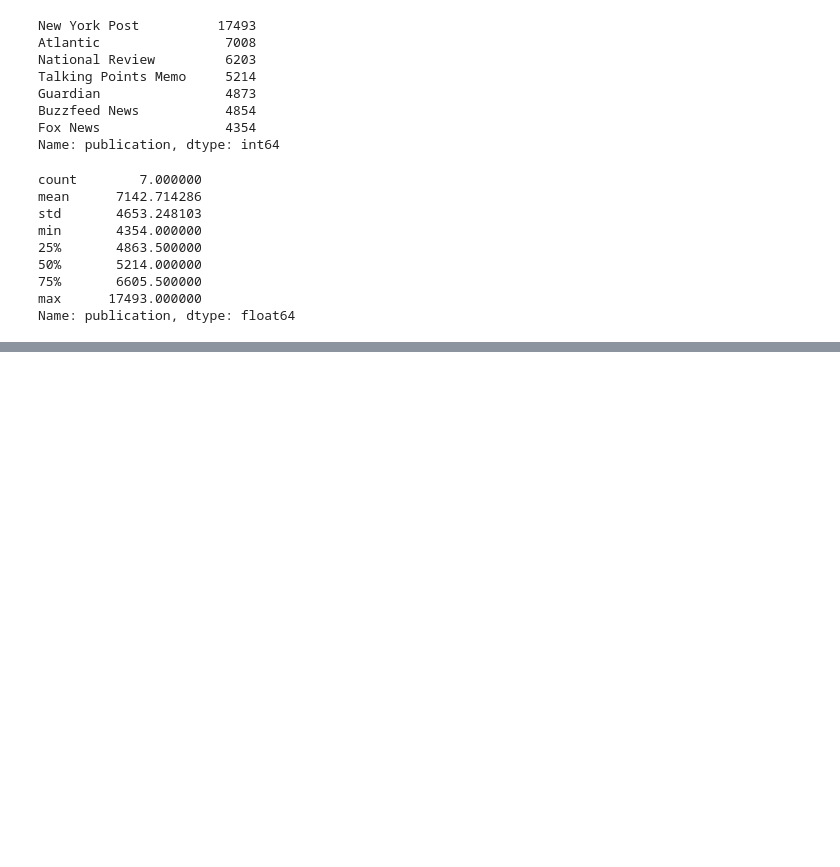
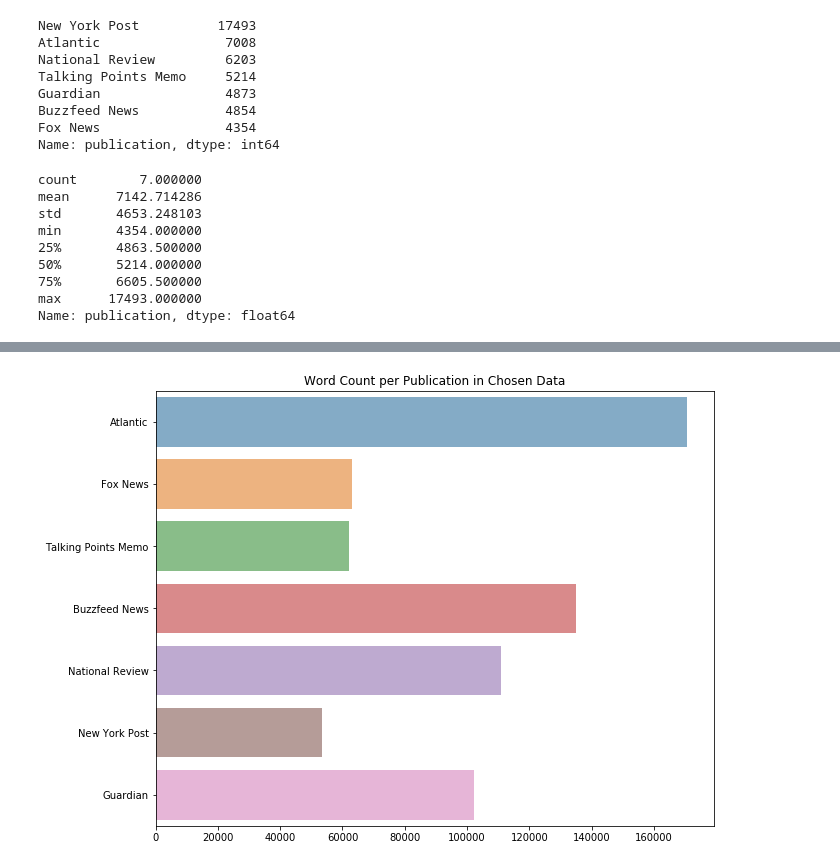
Before and after one commit to dupree/newsDataAnalysis, a Jupyter notebook: newsDataAnalysis.ipynb, the cells around one changed output, grey strips where cells are left out. Saved outputs shown, nothing was run; the diff lists cells and outputs as text; code cells hidden in the pictures; blank space fills up the shorter version.

```diff
--- a/newsDataAnalysis.ipynb
+++ b/newsDataAnalysis.ipynb
@@ -140,0 +215,20 @@ Name: publication, dtype: float64
+# %%
+# Make a DataFrame with limited number(500) for articles from each publisher
+# Include publisher name, title and content
+
+# DataFrame for articles of all chosen publishers
+publication_data = pd.DataFrame()
+for name in publishers:
+    # Select each publisher's data
+    articles = data[data.publication==name][:100][['title','content','publication']]
+    # Append it to the DataFrame
+    publication_data = publication_data.append(articles)
+
+publication_data = publication_data.reset_index().drop('index',1)
+
+# trim the content of each article to first 700 words
+publication_data['content'].apply(lambda x: ' '.join(x.split()[:700]))
+# publication_data['content_trimmed'] = publication_data['content'].str[:10]
+
+publication_data.head()
+# publication_data.tail()
@@ -140,0 +327,6 @@ Name: publication, dtype: float64
+# %%
+# Let's see our 7 publishers in the dictionary
+lengths = []
+for k,v in publication_docs.items():
+    print(k,'corpus contains',len(v),' words.')
+    lengths.append(len(v))
@@ -140,0 +341,6 @@ Name: publication, dtype: float64
+# %%
+sns.barplot(x=lengths,y=publishers,orient='h', alpha = 0.6)
+plt.title('Word Count per Publication in Chosen Data')
+plt.show()
+# %% [output]
+[figure, added]
```
Also changed, not shown: parts of 28 cells of this notebook.
